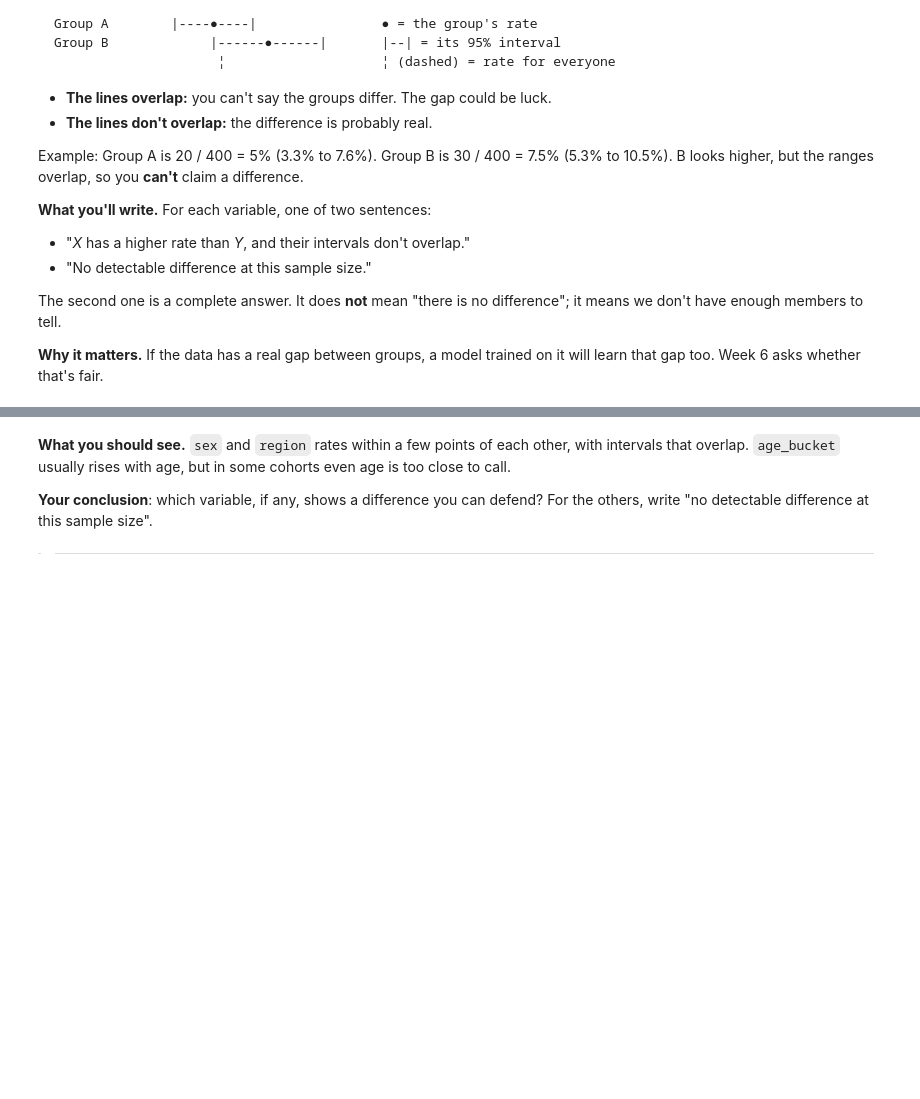
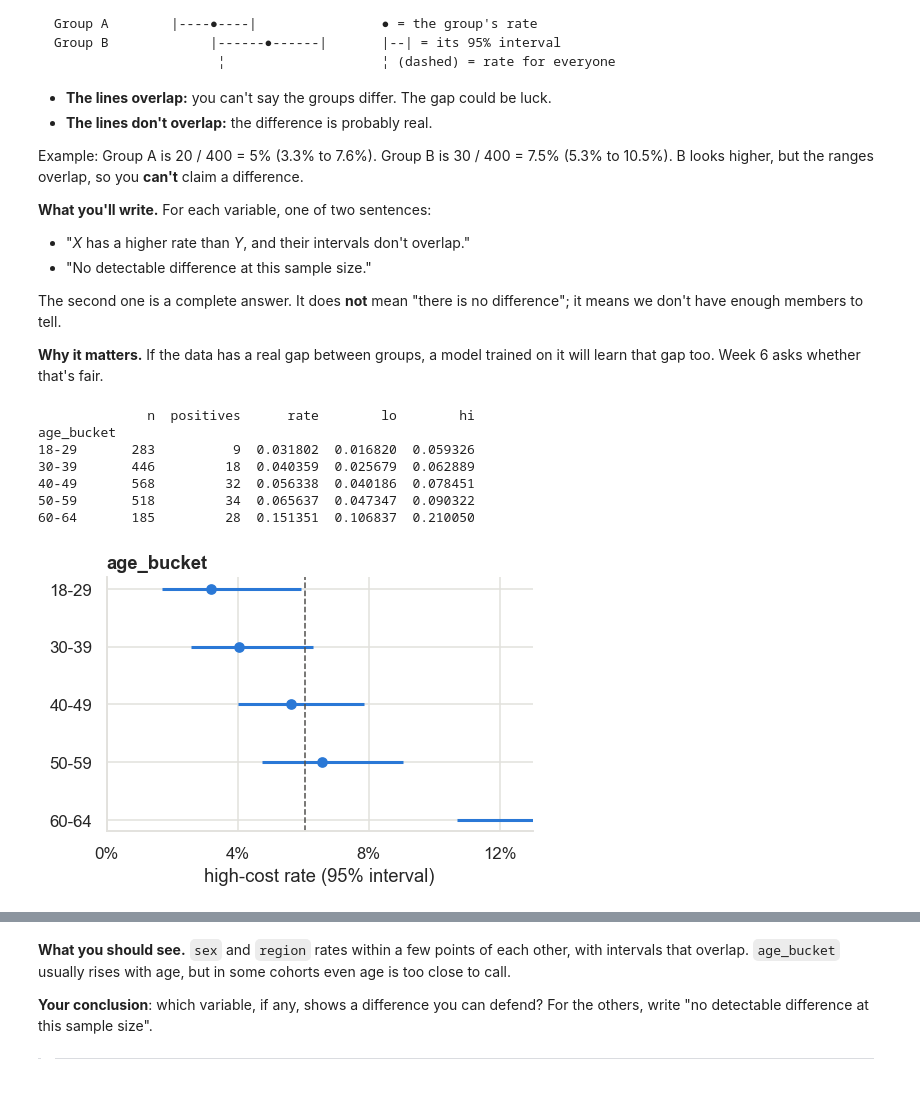
Before and after one commit to GeofreyMacharia/claims-cost-predictor, a Jupyter notebook: notebooks/week-02-eda.ipynb, the cells around one changed output, grey strips where cells are left out. Drawn from its saved outputs; the diff is of its cells as text; code cells hidden in the pictures; blank space fills up the shorter version.

```diff
--- a/notebooks/week-02-eda.ipynb
+++ b/notebooks/week-02-eda.ipynb
@@ -462,3 +629,31 @@ on it will learn that gap too. Week 6 asks whether that's fair.
 # ---------------------------------------------------------------------------
 
 # your code here
+# %%
+# Counts members and high-cost members in each age bucket
+table = summary.groupby("age_bucket")["is_high_cost"].agg(n="size", positives="sum")
+
+# Puts the buckets in their natural order
+table = table.reindex(AGE_ORDER)
+
+# Rate = high-cost members divided by all members in the group
+table["rate"] = table["positives"] / table["n"]
+
+# Adds the 95% interval bounds using the given helper
+table["lo"], table["hi"] = wilson_interval(table["positives"], table["n"])
+
+print(table)
+
+# Plots the rates with their intervals
+fig, ax = plt.subplots(figsize=(5, 3))
+plot_rates(table, ax, "age_bucket")
+plt.show()
+# %% [output]
+              n  positives      rate        lo        hi
+age_bucket
+18-29       283          9  0.031802  0.016820  0.059326
+30-39       446         18  0.040359  0.025679  0.062889
+40-49       568         32  0.056338  0.040186  0.078451
+50-59       518         34  0.065637  0.047347  0.090322
+60-64       185         28  0.151351  0.106837  0.210050
+[figure, added]
```
Also changed, not shown: parts of 29 cells of this notebook.
